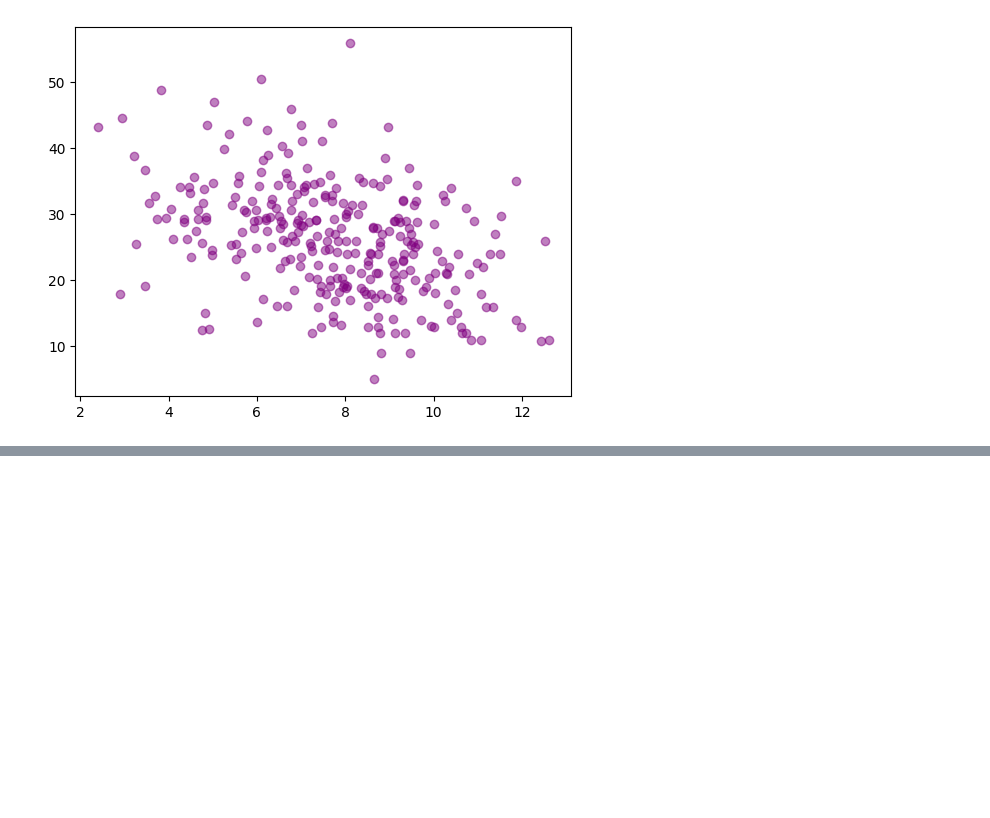
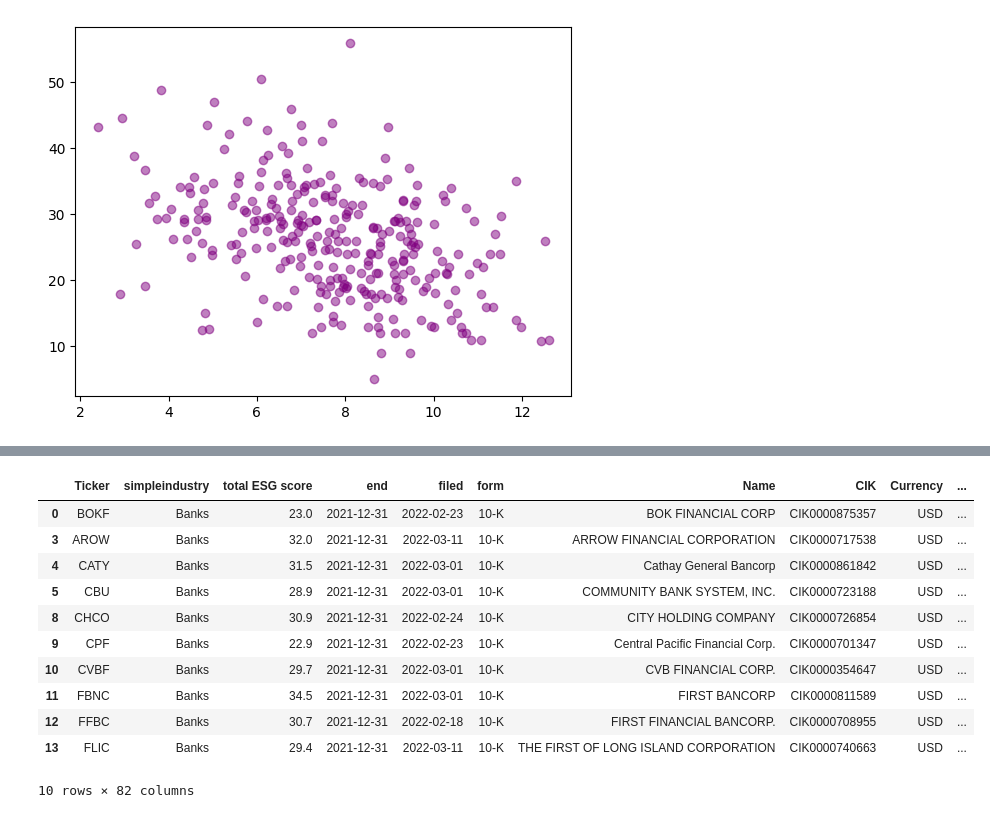
Before and after one commit to pheebini/s-ds491, a Jupyter notebook: SDS_Senior_Project.ipynb, the cells around one changed output, grey strips where cells are left out. Saved outputs shown, nothing was run; the diff lists cells and outputs as text; code cells hidden in the pictures; blank space fills up the shorter version.

```diff
--- a/SDS_Senior_Project.ipynb
+++ b/SDS_Senior_Project.ipynb
@@ -1002,8 +948,0 @@ plt.scatter(np.log(merged_final["Assets"]+1), merged_final["Overall ESG SCORE"],
-# %%
-# is it time to make a corrplot lol? or at least a matrix
-corr = merged_final.corr()
-pd.set_option('max_rows', None)
-print(corr["Overall ESG SCORE"])
-pd.reset_option('max_rows') # look at assets, common stock shares outstanding,
-# income tax expense benefit, // sort this list and look at it that way
-# need to break this down and look at categorical variables
@@ -1018,0 +1072,7 @@ linreg = LinearRegression().fit(X, y)
+# %%
+sp_industry = pd.read_csv("/Users/phoebeliu/Documents/SDS_Senior_Project/SandP_WithIndustry.csv")
+np.shape(sp_industry) # 1921 rows by 15 columns
+print(sp_industry.columns) # these are the columns, but we're mostly just interested in "simpleindustry" and "ticker"
+industry_data = sp_industry.iloc[:, [9, 14]]
+print(industry_data[:10])
+print(np.shape(industry_data)) # 1921 which is a lot more than like 600 or whatever so let's go with it?
@@ -1018,0 +1097,19 @@ linreg = LinearRegression().fit(X, y)
+# %%
+# print(industry_data["simpleindustry"].value_counts()[:10]) # there are 64 industries here
+# print(industry_data["simpleindustry"].value_counts()[50:])
+# collect everything that's below 5 into one thing
+industry_data["simpleindustry"] = industry_data["simpleindustry"].str.replace("Distributors", "Other")
+industry_data["simpleindustry"] = industry_data["simpleindustry"].str.replace("Gas Utilities", "Other")
+industry_data["simpleindustry"] = industry_data["simpleindustry"].str.replace("Tobacco", "Other")
+industry_data["simpleindustry"] = industry_data["simpleindustry"].str.replace("Containers and Packaging", "Other")
+industry_data["simpleindustry"] = industry_data["simpleindustry"].str.replace("Automobiles", "Other")
+industry_data["simpleindustry"] = industry_data["simpleindustry"].str.replace("Multiline Retail", "Other")
+industry_data["simpleindustry"] = industry_data["simpleindustry"].str.replace("Water Utilities", "Other")
+industry_data["simpleindustry"] = industry_data["simpleindustry"].str.replace("Paper and Forest Products", "Other")
+industry_data["simpleindustry"] = industry_data["simpleindustry"].str.replace("Water Utilities", "Other")
+industry_data["simpleindustry"] = industry_data["simpleindustry"].str.replace("Airlines", "Other")
+industry_data["simpleindustry"] = industry_data["simpleindustry"].str.replace("Marine", "Other")
+industry_data["simpleindustry"] = industry_data["simpleindustry"].str.replace("Transportation Infrastructure", "Other")
+
+# final value counts
+print(industry_data["simpleindustry"].value_counts()) # need to remove duplicates from thsi as well?
@@ -1018,0 +1134,19 @@ linreg = LinearRegression().fit(X, y)
+# %%
+# merge it
+industry_data = industry_data.rename(columns={"ticker": "Ticker"})
+merged_with_industry = pd.merge(industry_data, sdata_bigger, on='Ticker')
+merged_with_industry = merged_with_industry.drop_duplicates()
+merged_with_industry[:10]
+# %% [output]
+|  | Ticker | simpleindustry | total ESG score | end | filed | form | Name | CIK | Currency | ... |
+| 0 | BOKF | Banks | 23.0 | 2021-12-31 | 2022-02-23 | 10-K | BOK FINANCIAL CORP | CIK0000875357 | USD | ... |
+| 3 | AROW | Banks | 32.0 | 2021-12-31 | 2022-03-11 | 10-K | ARROW FINANCIAL CORPORATION | CIK0000717538 | USD | ... |
+| 4 | CATY | Banks | 31.5 | 2021-12-31 | 2022-03-01 | 10-K | Cathay General Bancorp | CIK0000861842 | USD | ... |
+| 5 | CBU | Banks | 28.9 | 2021-12-31 | 2022-03-01 | 10-K | COMMUNITY BANK SYSTEM, INC. | CIK0000723188 | USD | ... |
+| 8 | CHCO | Banks | 30.9 | 2021-12-31 | 2022-02-24 | 10-K | CITY HOLDING COMPANY | CIK0000726854 | USD | ... |
+| 9 | CPF | Banks | 22.9 | 2021-12-31 | 2022-02-23 | 10-K | Central Pacific Financial Corp. | CIK0000701347 | USD | ... |
+| 10 | CVBF | Banks | 29.7 | 2021-12-31 | 2022-03-01 | 10-K | CVB FINANCIAL CORP. | CIK0000354647 | USD | ... |
+| 11 | FBNC | Banks | 34.5 | 2021-12-31 | 2022-03-01 | 10-K | FIRST BANCORP | CIK0000811589 | USD | ... |
+| 12 | FFBC | Banks | 30.7 | 2021-12-31 | 2022-02-18 | 10-K | FIRST FINANCIAL BANCORP. | CIK0000708955 | USD | ... |
+| 13 | FLIC | Banks | 29.4 | 2021-12-31 | 2022-03-11 | 10-K | THE FIRST OF LONG ISLAND CORPORATION | CIK0000740663 | USD | ... |
+10 rows × 82 columns
```
Also changed, not shown: parts of 85 cells of this notebook.
